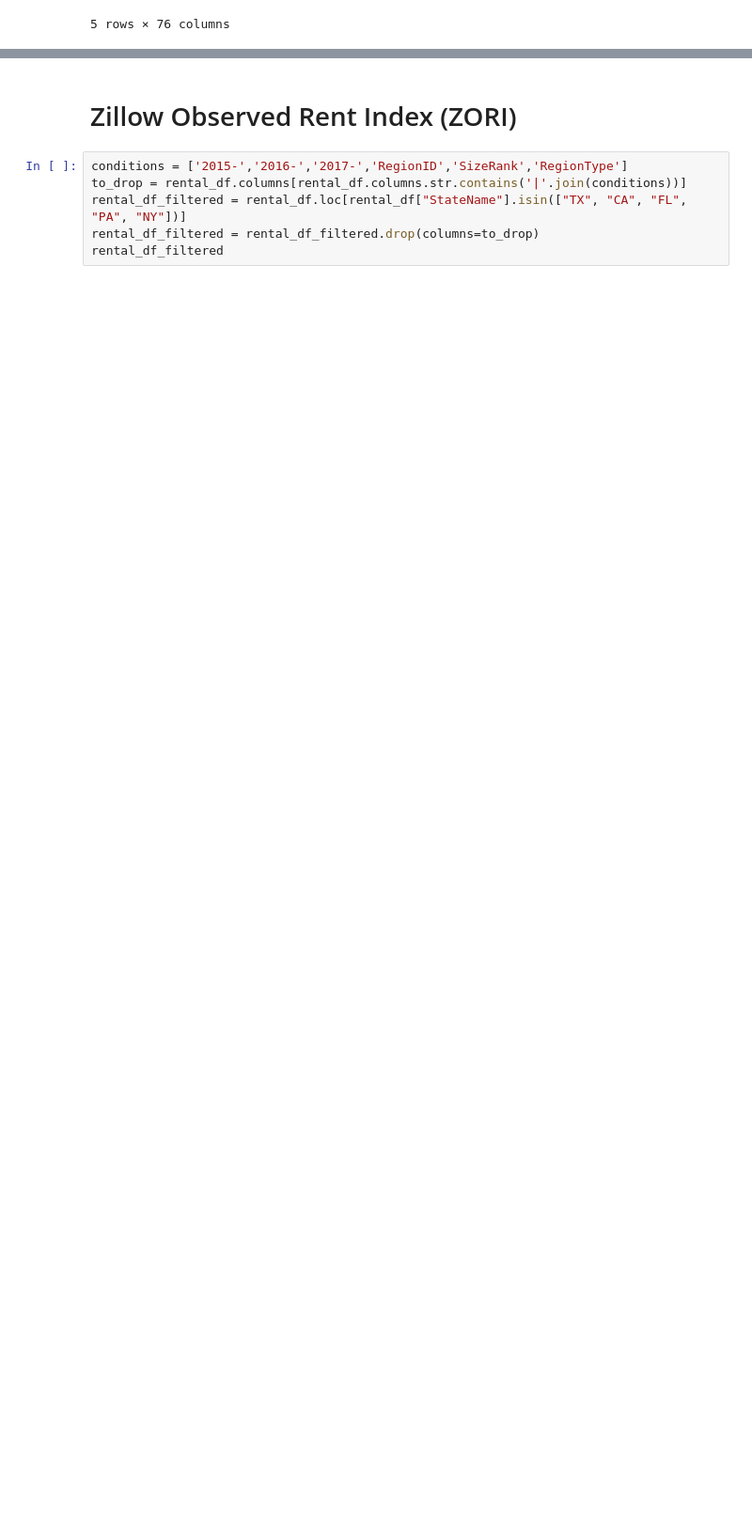
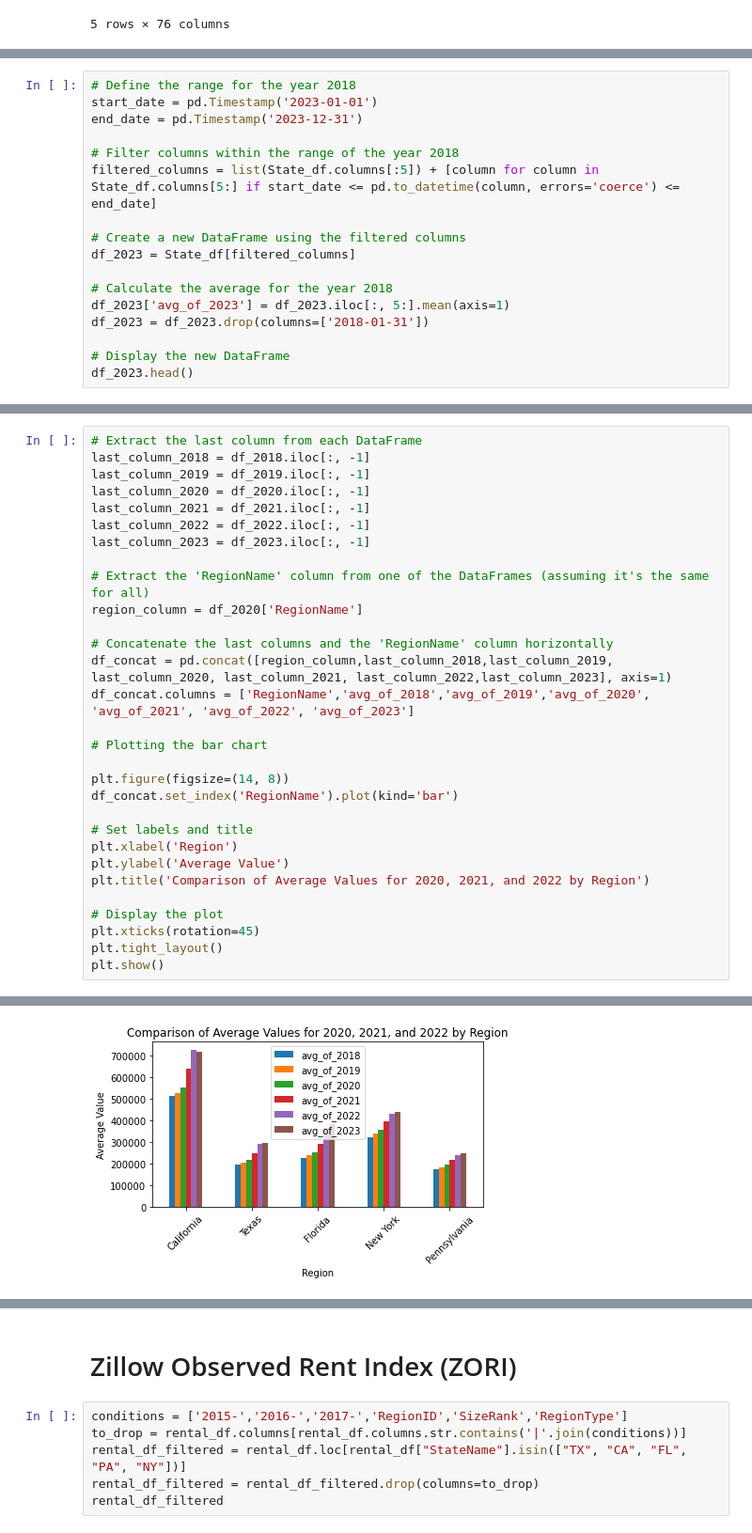
Before and after one commit to JAMayo13240/Data-Analysis-Project-3, a Jupyter notebook: Final.ipynb, the cells around one changed output, grey strips where cells are left out. Shown: that part at 94% size. Cells and saved outputs as stored; diff of their text form; blank space fills up the shorter version.

```diff
--- a/Final.ipynb
+++ b/Final.ipynb
@@ -27,0 +172,17 @@ State_df
+# %%
+# Define the range for the year 2018
+start_date = pd.Timestamp('2023-01-01')
+end_date = pd.Timestamp('2023-12-31')
+
+# Filter columns within the range of the year 2018
+filtered_columns = list(State_df.columns[:5]) + [column for column in State_df.columns[5:] if start_date <= pd.to_datetime(column, errors='coerce') <= end_date]
+
+# Create a new DataFrame using the filtered columns
+df_2023 = State_df[filtered_columns]
+
+# Calculate the average for the year 2018
+df_2023['avg_of_2023'] = df_2023.iloc[:, 5:].mean(axis=1)
+df_2023 = df_2023.drop(columns=['2018-01-31'])
+
+# Display the new DataFrame
+df_2023.head()
@@ -27,0 +275,31 @@ State_df
+# %%
+# Extract the last column from each DataFrame
+last_column_2018 = df_2018.iloc[:, -1]
+last_column_2019 = df_2019.iloc[:, -1]
+last_column_2020 = df_2020.iloc[:, -1]
+last_column_2021 = df_2021.iloc[:, -1]
+last_column_2022 = df_2022.iloc[:, -1]
+last_column_2023 = df_2023.iloc[:, -1]
+
+# Extract the 'RegionName' column from one of the DataFrames (assuming it's the same for all)
+region_column = df_2020['RegionName']
+
+# Concatenate the last columns and the 'RegionName' column horizontally
+df_concat = pd.concat([region_column,last_column_2018,last_column_2019, last_column_2020, last_column_2021, last_column_2022,last_column_2023], axis=1)
+df_concat.columns = ['RegionName','avg_of_2018','avg_of_2019','avg_of_2020', 'avg_of_2021', 'avg_of_2022', 'avg_of_2023']
+
+# Plotting the bar chart
+
+plt.figure(figsize=(14, 8))
+df_concat.set_index('RegionName').plot(kind='bar')
+
+# Set labels and title
+plt.xlabel('Region')
+plt.ylabel('Average Value')
+plt.title('Comparison of Average Values for 2020, 2021, and 2022 by Region')
+
+# Display the plot
+plt.xticks(rotation=45)
+plt.tight_layout()
+plt.show()
+# %% [output]
@@ -27,0 +307 @@ State_df
+[figure, added]
```
Also changed, not shown: parts of 16 cells of this notebook, 3 other files.
